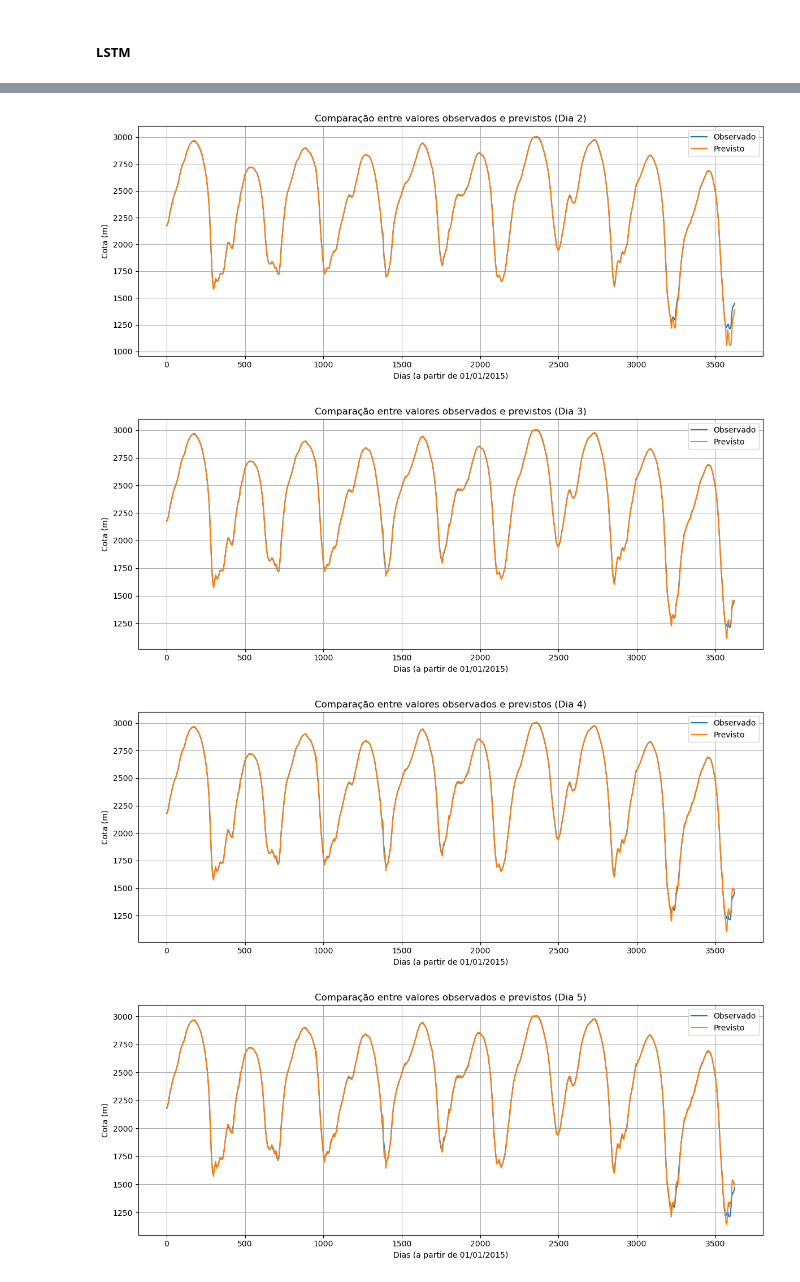
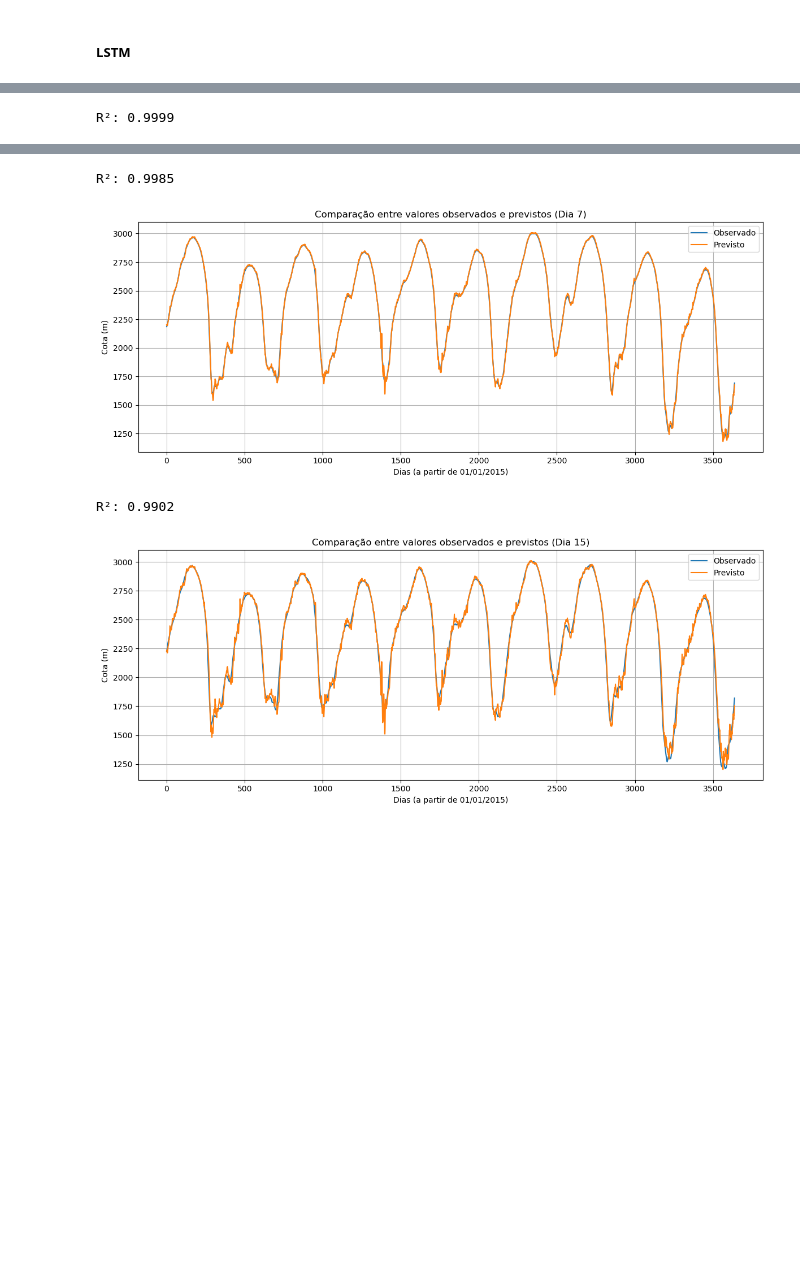
Before and after one commit to DioGS17/ML-HidroPrev, a Jupyter notebook: teste_estacao_14990000_tf.ipynb, the cells around one changed output, grey strips where cells are left out. Drawn from its saved outputs; the diff is of its cells as text; code cells hidden in the pictures; blank space fills up the shorter version.

```diff
--- a/teste_estacao_14990000_tf.ipynb
+++ b/teste_estacao_14990000_tf.ipynb
@@ -93,4 +71,8 @@ mlp = keras.models.Sequential([
     keras.layers.Dense(11, activation='relu'),
     keras.layers.Dense(1)
 ])
+
+mlp.compile(loss='mse', metrics=[keras.metrics.R2Score()], optimizer='adam')
+
+mlp.fit(x_shifts.iloc[window_length:], treino['14990000'][window_length:], epochs=1000, verbose=0)
 # %% [output]
@@ -100,2 +86,0 @@ mlp.compile(loss='mse', metrics=[keras.metrics.R2Score()], optimizer='adam')
-# %%
-mlp.fit(x_shifts.iloc[window_length:], treino['14990000'][window_length:], epochs=1000, verbose=2)
@@ -167,8 +129,8 @@ def create_multi_step_dataset(series, janela, n_steps):
         y.append(series[i+janela:i+janela+n_steps])
     return np.array(X), np.array(y)
 # %%
-janela = 30
-steps = 30
+janela = 15
+steps = 15
 
 X, y = create_multi_step_dataset(dados_manaus['14990000'].values, janela, steps)
 
@@ -225,15 +184,19 @@ pred = lstm.predict(x_test)
 pred_inv = y_scale.inverse_transform(pred)
 y_test_inv = y_scale.inverse_transform(y_test)
 # %%
-for i in range(steps):
+horizonte = [1, 7, 15]
+
+for i in horizonte:
+    print(f"R²: {r2_score(y_test_inv[:,i-1], pred_inv[:,i-1]):.4f}")
     plt.figure(figsize=(12, 5))
-    plt.plot(y_test_inv[:,i], label='Observado')
-    plt.plot(pred_inv[:,i], label='Previsto')
+    plt.plot(y_test_inv[:,i-1], label='Observado')
+    plt.plot(pred_inv[:,i-1], label='Previsto')
     plt.xlabel('Dias (a partir de 01/01/2015)')
     plt.ylabel('Cota (m)')
-    plt.title(f'Comparação entre valores observados e previstos (Dia {i+1})')
+    plt.title(f'Comparação entre valores observados e previstos (Dia {i})')
     plt.legend()
     plt.grid(True)
     plt.tight_layout()
     plt.show()
 # %% [output]
+R²: 0.9999
@@ -241,4 +204,4 @@ for i in range(steps):
+R²: 0.9985
-[figure, old version]
+[figure, new version]
+R²: 0.9902
-[figure, old version]
+[figure, new version]
-[figure, removed]
-[figure, removed]
```
Also changed, not shown: parts of 20 cells of this notebook, 4 other files.
